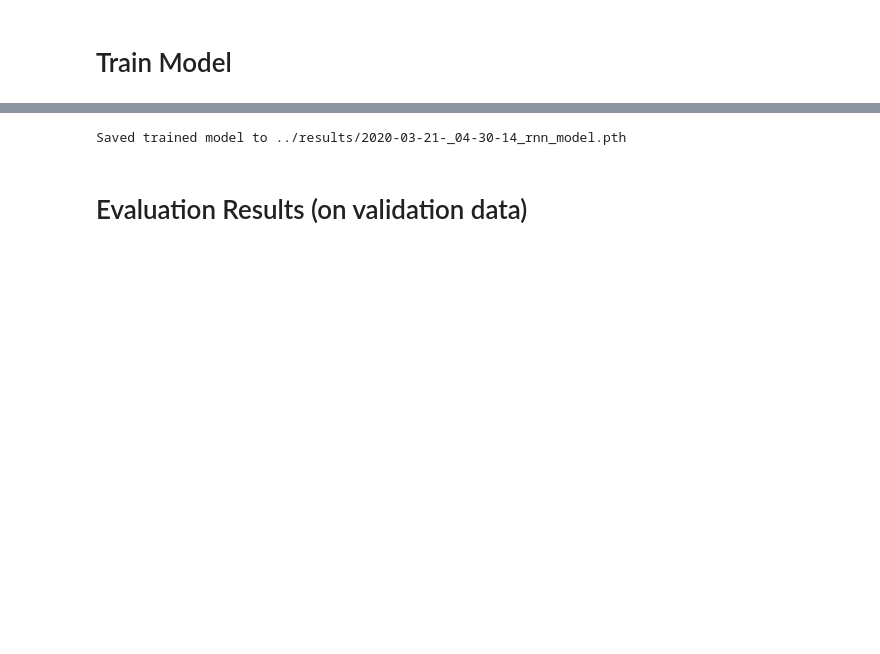
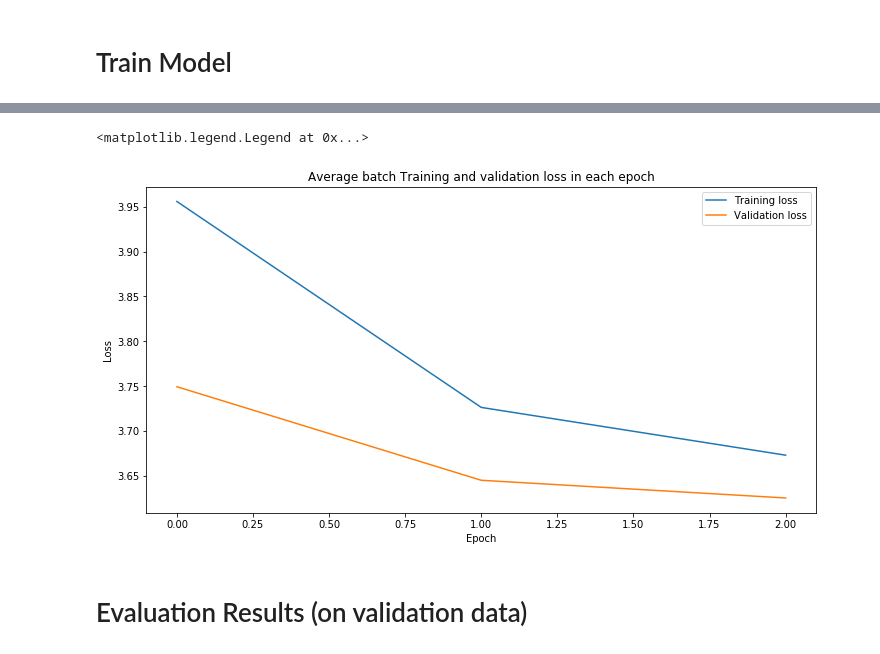
Before and after one commit to amrut-prabhu/breakfast-actions-classifier, a Jupyter notebook: models/RNN.ipynb, the cells around one changed output, grey strips where cells are left out. Saved outputs shown, nothing was run; the diff lists cells and outputs as text; code cells hidden in the pictures; blank space fills up the shorter version.

```diff
--- a/models/RNN.ipynb
+++ b/models/RNN.ipynb
@@ -225,6 +223,9 @@ def get_next_data_batch(f, batch_size):
             is_end_reached = True
             break
 
+    if len(raw_segments) == 0:
+        return [], [], is_end_reached
+
     padded_segments = transform_input(raw_segments)
     segments = torch.stack(padded_segments).double()
     labels = torch.Tensor(labels).long()
@@ -344,6 +367,6 @@ def train_model(model, batch_sizes, num_epochs=10, train_data_file=TRAINING_DATA
     return training_losses, validation_losses
 # %%
-time = str(datetime.now().strftime("%Y-%m-%d-_%I-%M-%S"))
+model_time = str(datetime.now().strftime("%Y-%m-%d-_%I-%M-%S"))
 
 ## Model Architecture
 input_dim = 400  # dimension of an i3D video frame
@@ -377,11 +400,11 @@ scheduler = ReduceLROnPlateau(optimizer, mode='min',
                               verbose=True)
 
 
-num_epochs = 1
+num_epochs = 3
 
 training_losses, validation_losses = train_model(model, batch_sizes=[], num_epochs=num_epochs) # TODO: batch_sizes
 
-path = RESULTS_DIR + "%s_rnn_model.pth" % (time)
+path = RESULTS_DIR + "%s_rnn_model.pth" % (model_time)
 torch.save(model.state_dict(), path)
 print("\nSaved trained model to", path)
 # %% [output]
@@ -398,21 +428,18 @@ NameError: name 'net' is not defined
-# %%
-path = RESULTS_DIR + "%s_rnn_model.pth" % (time)
-torch.save(model.state_dict(), path)
-print("\nSaved trained model to", path)
-# %% [output]
-Saved trained model to ../results/2020-03-21-_04-30-14_rnn_model.pth
 # %%
-# # Plot training and validation losses
+# Plot training and validation losses
 # training_losses = training_losses.mean()
 # validation_losses = validation_losses.mean()
 
-# plt.figure(figsize=(12,6))
-# plt.title("Average batch Training and validation loss in each epoch")
-# plt.xlabel('Epoch')
-# plt.ylabel('Loss')
-# plt.plot(training_losses)
-# plt.plot(validation_losses)
-# plt.legend(["Training loss","Validation loss"])
+plt.figure(figsize=(12,6))
+plt.title("Average batch Training and validation loss in each epoch")
+plt.xlabel('Epoch')
+plt.ylabel('Loss')
+plt.plot(training_losses)
+plt.plot(validation_losses)
+plt.legend(["Training loss","Validation loss"])
+# %% [output]
+<matplotlib.legend.Legend at 0x...>
+[figure, added]
 # %%
 # # Load saved checkpoint
 # checkpoint_path = RESULTS_DIR + "model_checkpoint.pth"
```
Also changed, not shown: parts of 15 cells of this notebook, 1 other file.
